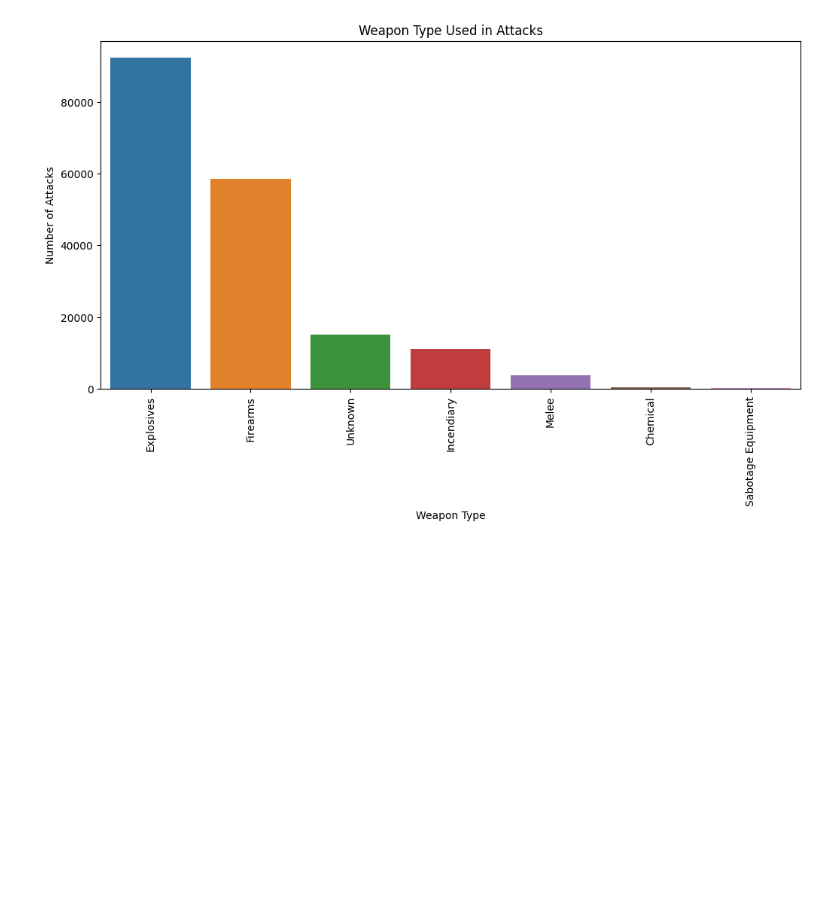
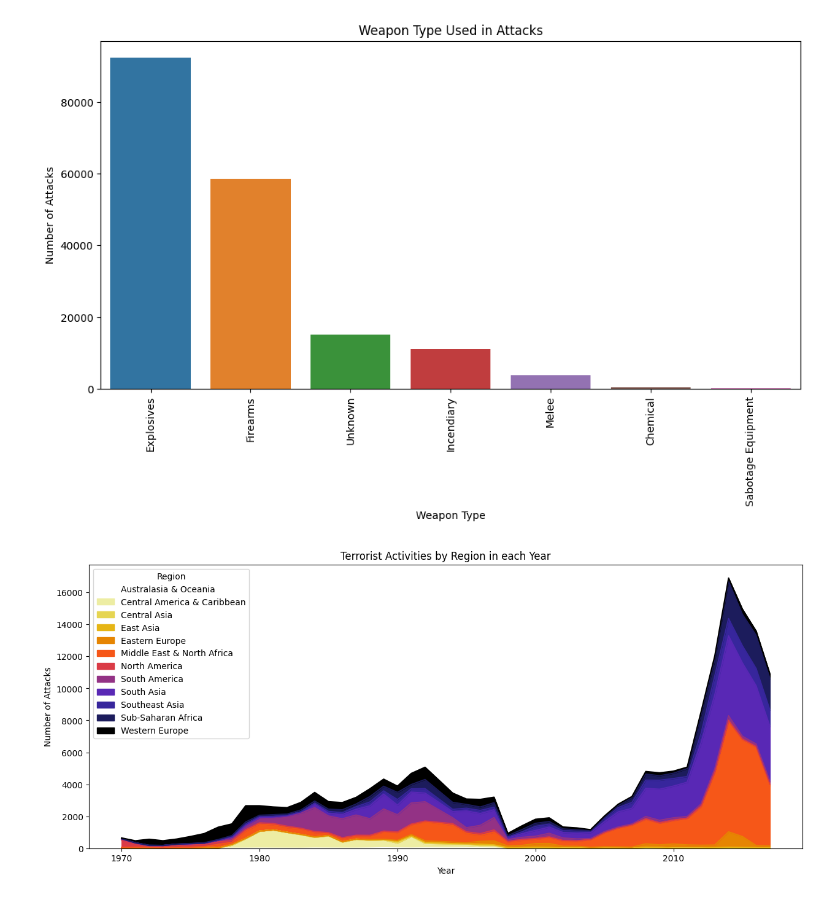
Before and after one commit to hitcaff/GLOBAL-TERRORISM-ANALYSIS, a Jupyter notebook: Hitesh_Srivastava__Global_Terrorism_Analysis_Capstone_Project.ipynb, the cells around one changed output. Drawn from its saved outputs; the diff is of its cells as text; code cells hidden in the pictures; blank space fills up the shorter version.

```diff
--- a/Hitesh_Srivastava__Global_Terrorism_Analysis_Capstone_Project.ipynb
+++ b/Hitesh_Srivastava__Global_Terrorism_Analysis_Capstone_Project.ipynb
@@ -518,3 +518,12 @@ plt.ylabel('Number of Attacks')
 plt.show()
 # %% [output]
 [figure]
+# %%
+#Terrorist Activities in each Year by Regions
+
+pd.crosstab(df_wo_null.Year, df_wo_null.Region).plot(kind='area',figsize=(15,6),colormap="CMRmap_r")
+plt.title('Terrorist Activities by Region in each Year')
+plt.ylabel('Number of Attacks')
+plt.show()
+# %% [output]
+[figure, added]
```
Also changed, not shown: parts of 20 cells of this notebook.
